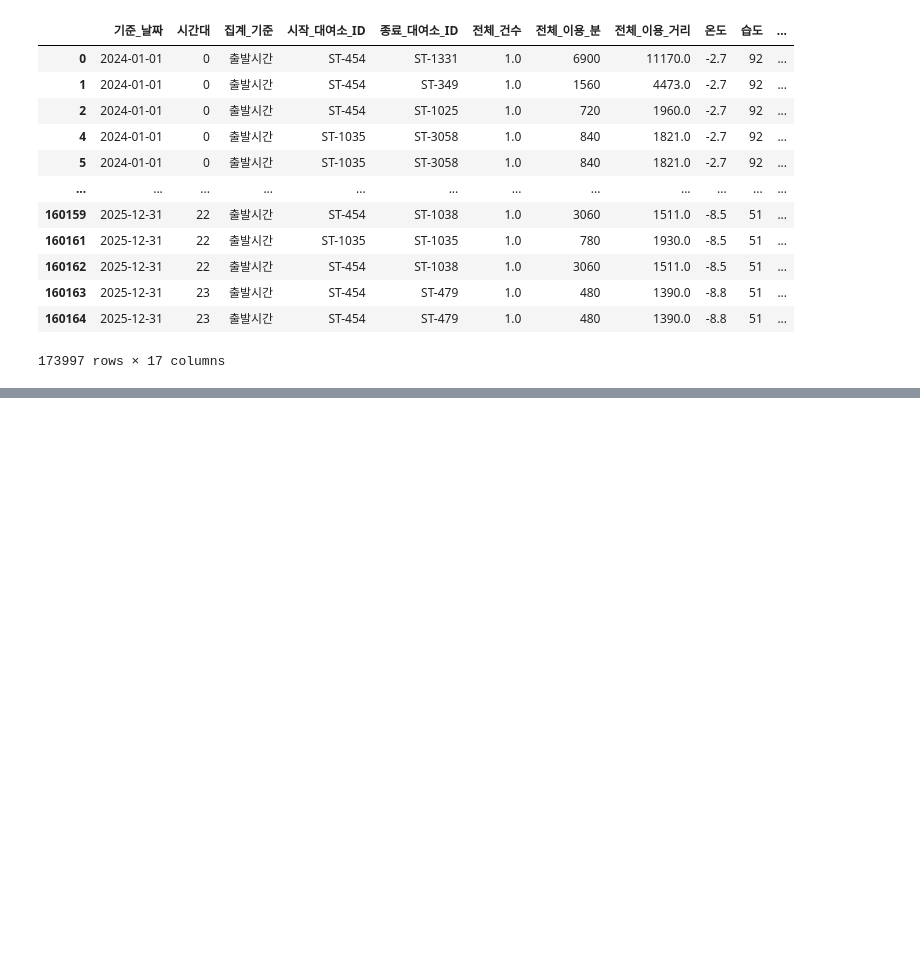
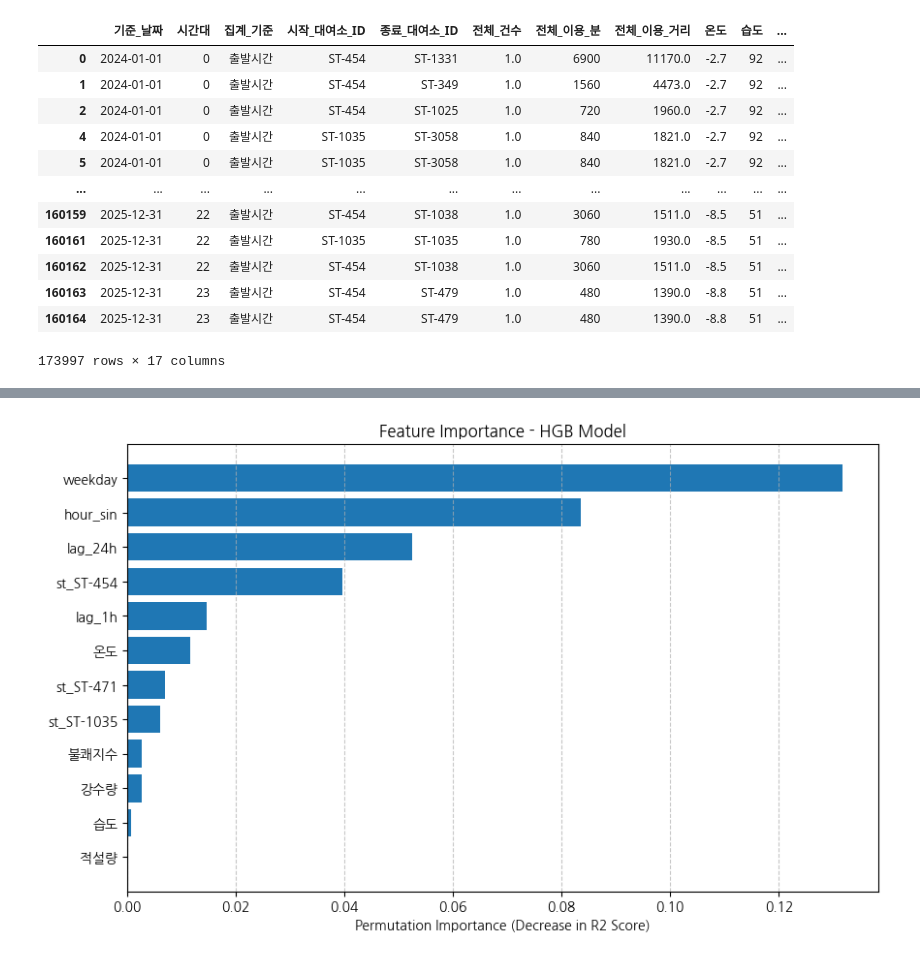
Before and after one commit to Hgracefield/EP_cycle_stations, a Jupyter notebook: Note/Zero/cycle_05.ipynb, the cells around one changed output, grey strips where cells are left out. Cells and saved outputs as stored; diff of their text form; code cells hidden in the pictures; blank space fills up the shorter version.

```diff
--- a/Note/Zero/cycle_05.ipynb
+++ b/Note/Zero/cycle_05.ipynb
@@ -169,0 +224,17 @@ HGB R2: 0.7027119485898086
+# %%
+from sklearn.inspection import permutation_importance
+
+# 테스트 데이터셋을 기준으로 측정합니다.
+result = permutation_importance(hgb, X_test, y_test, n_repeats=10, random_state=42)
+
+# 시각화를 위해 정렬
+sorted_idx = result.importances_mean.argsort()
+
+plt.figure(figsize=(10, 6))
+plt.barh(np.array(features)[sorted_idx], result.importances_mean[sorted_idx])
+plt.xlabel("Permutation Importance (Decrease in R2 Score)")
+plt.title("Feature Importance - HGB Model")
+plt.grid(axis='x', linestyle='--', alpha=0.7)
+plt.show()
+# %% [output]
+[figure, added]
```
Also changed, not shown: parts of 6 cells of this notebook, 4 other files.
